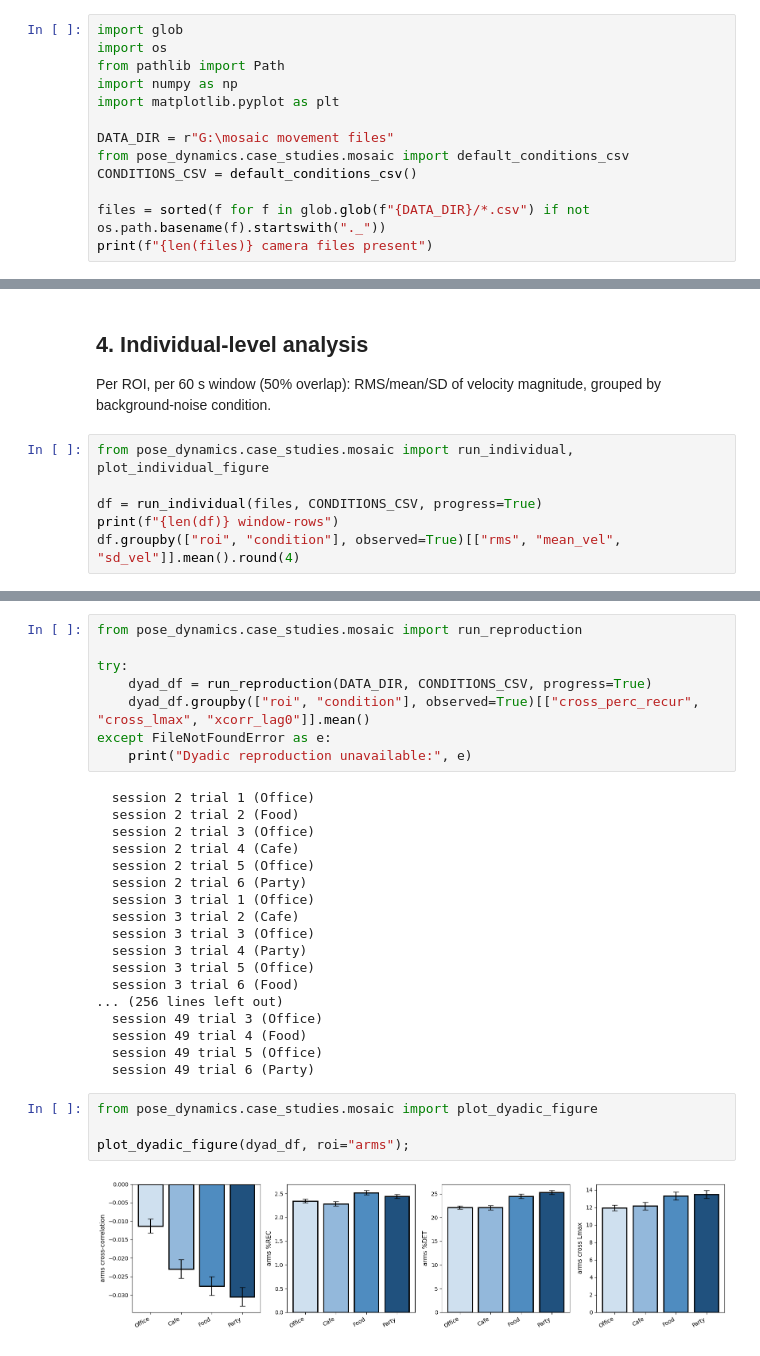
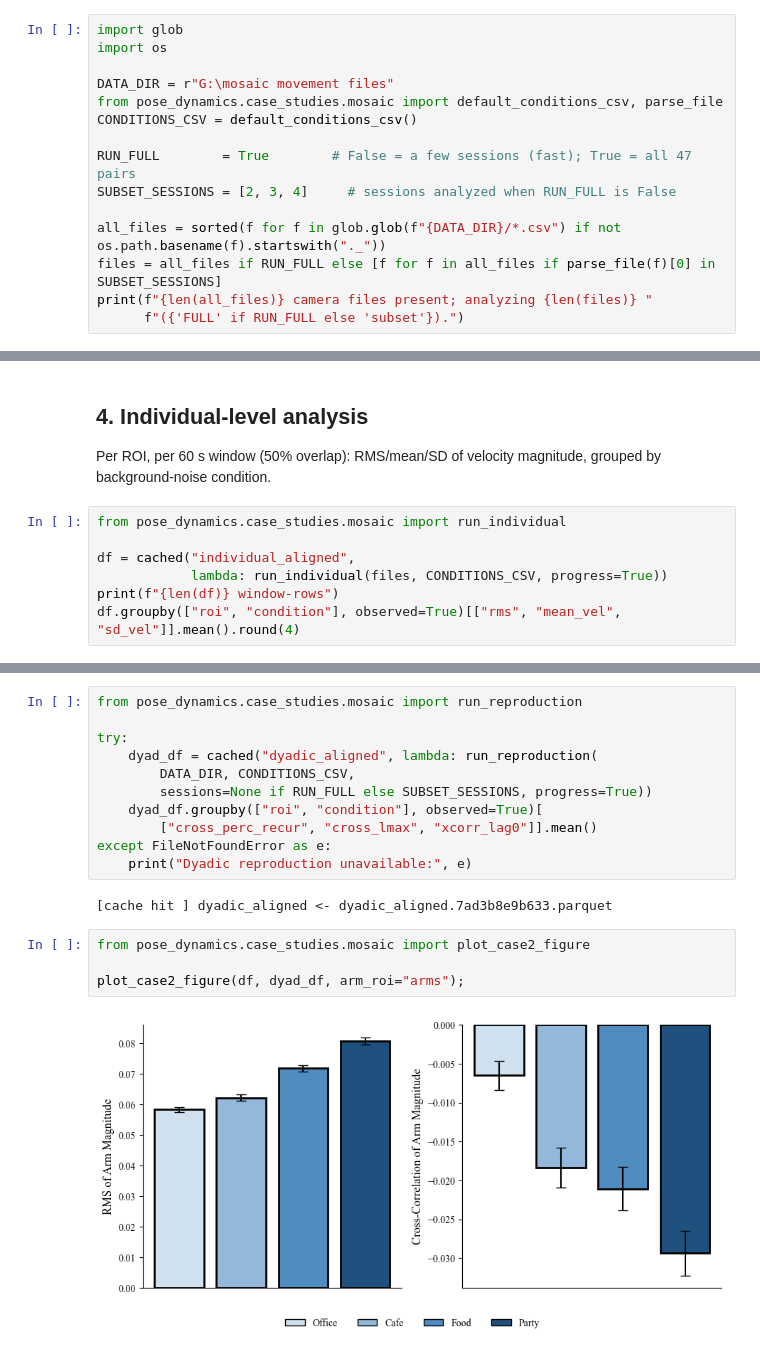
Before and after one commit to MInD-Laboratory/Pose-Dynamics, a Jupyter notebook: notebooks/case2_mosaic_reproduction.ipynb, the cells around one changed output, grey strips where cells are left out. Cells and saved outputs as stored; diff of their text form.

Commit message:
case study 2 updated

```diff
--- a/notebooks/case2_mosaic_reproduction.ipynb
+++ b/notebooks/case2_mosaic_reproduction.ipynb
@@ -13,14 +14,16 @@ partners' ROI velocity-magnitude signals.
 # %%
 import glob
 import os
-from pathlib import Path
-import numpy as np
-import matplotlib.pyplot as plt
 
 DATA_DIR = r"G:\mosaic movement files"
-from pose_dynamics.case_studies.mosaic import default_conditions_csv
+from pose_dynamics.case_studies.mosaic import default_conditions_csv, parse_file
 CONDITIONS_CSV = default_conditions_csv()
 
-files = sorted(f for f in glob.glob(f"{DATA_DIR}/*.csv") if not os.path.basename(f).startswith("._"))
-print(f"{len(files)} camera files present")
+RUN_FULL        = True        # False = a few sessions (fast); True = all 47 pairs
+SUBSET_SESSIONS = [2, 3, 4]     # sessions analyzed when RUN_FULL is False
+
+all_files = sorted(f for f in glob.glob(f"{DATA_DIR}/*.csv") if not os.path.basename(f).startswith("._"))
+files = all_files if RUN_FULL else [f for f in all_files if parse_file(f)[0] in SUBSET_SESSIONS]
+print(f"{len(all_files)} camera files present; analyzing {len(files)} "
+      f"({'FULL' if RUN_FULL else 'subset'}).")
 # %% [output]
@@ -108,9 +239,10 @@ params.to_dict()
 Per ROI, per 60 s window (50% overlap): RMS/mean/SD of velocity magnitude, grouped
 by background-noise condition.
 # %%
-from pose_dynamics.case_studies.mosaic import run_individual, plot_individual_figure
+from pose_dynamics.case_studies.mosaic import run_individual
 
-df = run_individual(files, CONDITIONS_CSV, progress=True)
+df = cached("individual_aligned",
+            lambda: run_individual(files, CONDITIONS_CSV, progress=True))
 print(f"{len(df)} window-rows")
 df.groupby(["roi", "condition"], observed=True)[["rms", "mean_vel", "sd_vel"]].mean().round(4)
 # %% [output]
@@ -159,31 +272,18 @@ both the `left` and `right` camera files are present for a session-trial.
 from pose_dynamics.case_studies.mosaic import run_reproduction
 
 try:
-    dyad_df = run_reproduction(DATA_DIR, CONDITIONS_CSV, progress=True)
-    dyad_df.groupby(["roi", "condition"], observed=True)[["cross_perc_recur", "cross_lmax", "xcorr_lag0"]].mean()
+    dyad_df = cached("dyadic_aligned", lambda: run_reproduction(
+        DATA_DIR, CONDITIONS_CSV,
+        sessions=None if RUN_FULL else SUBSET_SESSIONS, progress=True))
+    dyad_df.groupby(["roi", "condition"], observed=True)[
+        ["cross_perc_recur", "cross_lmax", "xcorr_lag0"]].mean()
 except FileNotFoundError as e:
     print("Dyadic reproduction unavailable:", e)
 # %% [output]
-  session 2 trial 1 (Office)
-  session 2 trial 2 (Food)
-  session 2 trial 3 (Office)
-  session 2 trial 4 (Cafe)
-  session 2 trial 5 (Office)
-  session 2 trial 6 (Party)
-  session 3 trial 1 (Office)
-  session 3 trial 2 (Cafe)
-  session 3 trial 3 (Office)
-  session 3 trial 4 (Party)
-  session 3 trial 5 (Office)
-  session 3 trial 6 (Food)
-... (256 lines left out)
-  session 49 trial 3 (Office)
-  session 49 trial 4 (Food)
-  session 49 trial 5 (Office)
-  session 49 trial 6 (Party)
+[cache hit ] dyadic_aligned <- dyadic_aligned.7ad3b8e9b633.parquet
 # %%
-from pose_dynamics.case_studies.mosaic import plot_dyadic_figure
+from pose_dynamics.case_studies.mosaic import plot_case2_figure
 
-plot_dyadic_figure(dyad_df, roi="arms");
+plot_case2_figure(df, dyad_df, arm_roi="arms");
 # %% [output]
-[figure, old version]
+[figure, new version]
```
Also changed, not shown: parts of 32 cells of this notebook, 8 other files.
